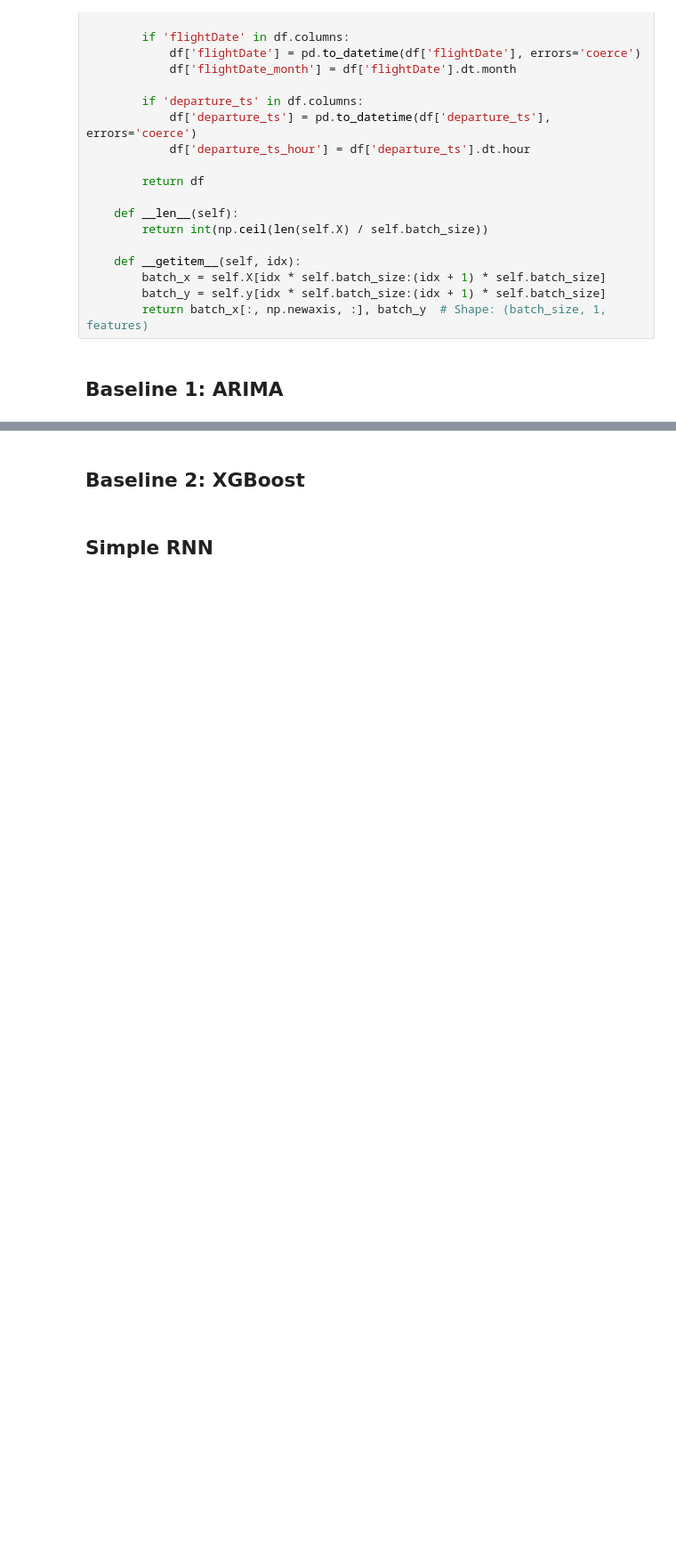
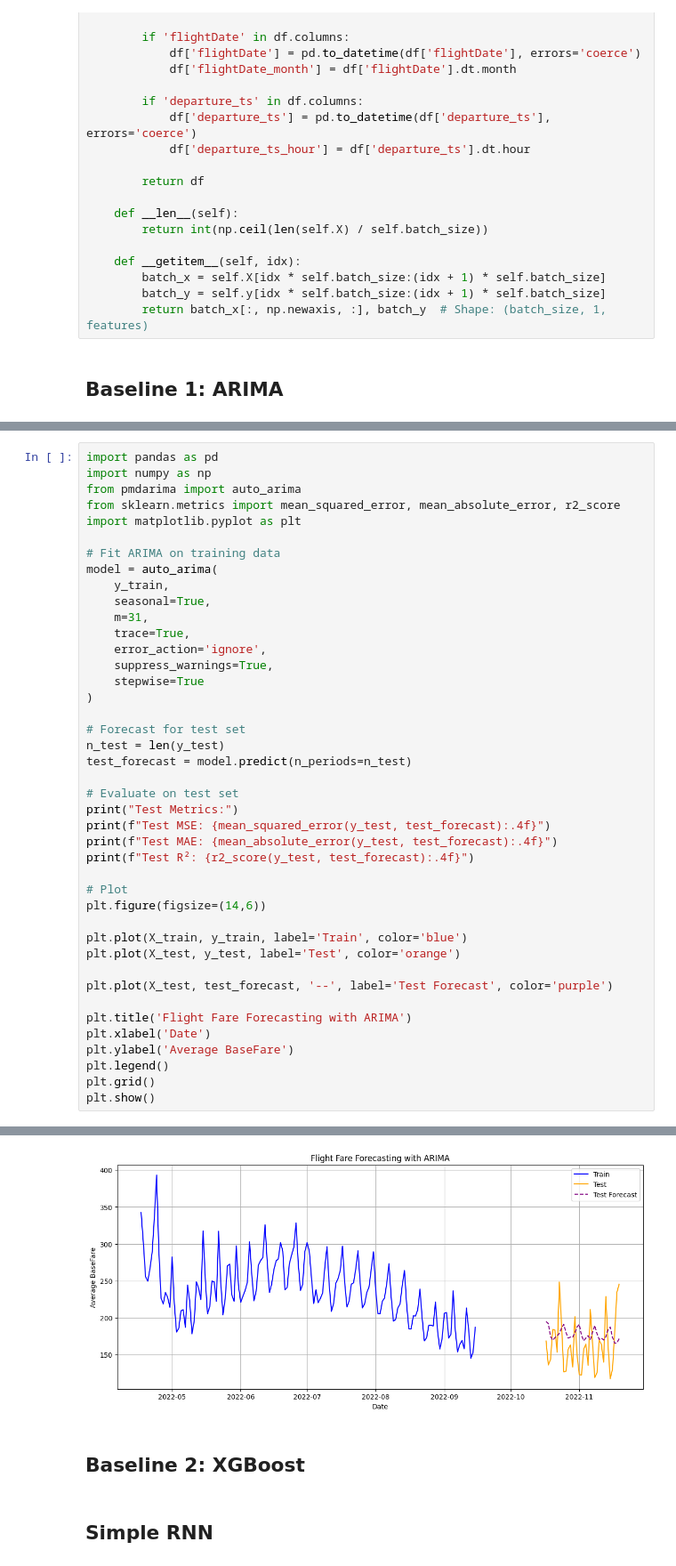
Before and after one commit to fangzhongfionaxu/AIT-DeepLearning-Project, a Jupyter notebook: Final Project.ipynb, the cells around one changed output, grey strips where cells are left out. Shown at 89% size. Saved outputs shown, nothing was run; the diff lists cells and outputs as text; blank space fills up the shorter version.

Commit message:
Add ARIMA model and GRU model

```diff
--- a/Final Project.ipynb
+++ b/Final Project.ipynb
@@ -532,0 +598,43 @@ class ChunkedFlightGenerator(Sequence):
+# %%
+import pandas as pd
+import numpy as np
+from pmdarima import auto_arima
+from sklearn.metrics import mean_squared_error, mean_absolute_error, r2_score
+import matplotlib.pyplot as plt
+
+# Fit ARIMA on training data
+model = auto_arima(
+    y_train,
+    seasonal=True,
+    m=31,
+    trace=True,
+    error_action='ignore',
+    suppress_warnings=True,
+    stepwise=True
+)
+
+# Forecast for test set
+n_test = len(y_test)
+test_forecast = model.predict(n_periods=n_test)
+
+# Evaluate on test set
+print("Test Metrics:")
+print(f"Test MSE: {mean_squared_error(y_test, test_forecast):.4f}")
+print(f"Test MAE: {mean_absolute_error(y_test, test_forecast):.4f}")
+print(f"Test R²: {r2_score(y_test, test_forecast):.4f}")
+
+# Plot
+plt.figure(figsize=(14,6))
+
+plt.plot(X_train, y_train, label='Train', color='blue')
+plt.plot(X_test, y_test, label='Test', color='orange')
+
+plt.plot(X_test, test_forecast, '--', label='Test Forecast', color='purple')
+
+plt.title('Flight Fare Forecasting with ARIMA')
+plt.xlabel('Date')
+plt.ylabel('Average BaseFare')
+plt.legend()
+plt.grid()
+plt.show()
+# %% [output]
@@ -533,3 +658,4 @@ class ChunkedFlightGenerator(Sequence):
+[figure, added]
 # %% [markdown]
 ## Baseline 2: XGBoost
 # %% [markdown]
```
Also changed, not shown: parts of 7 cells of this notebook.
